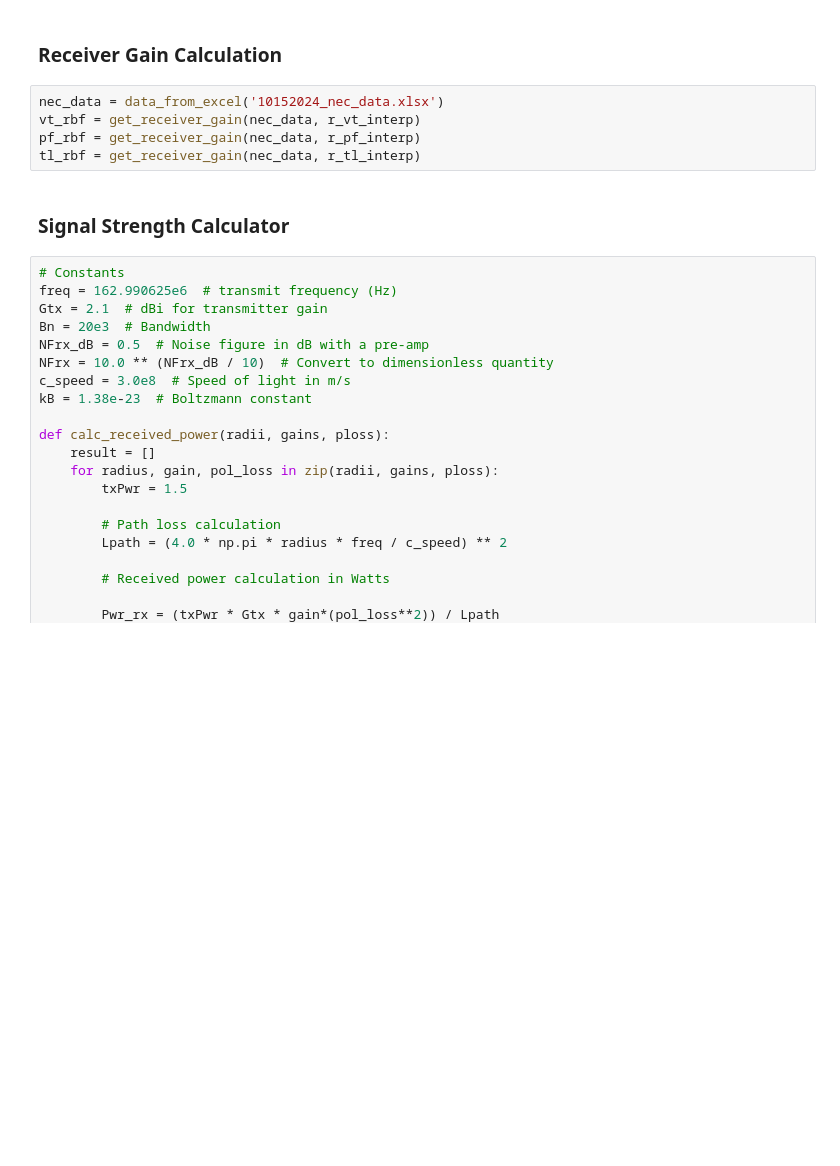
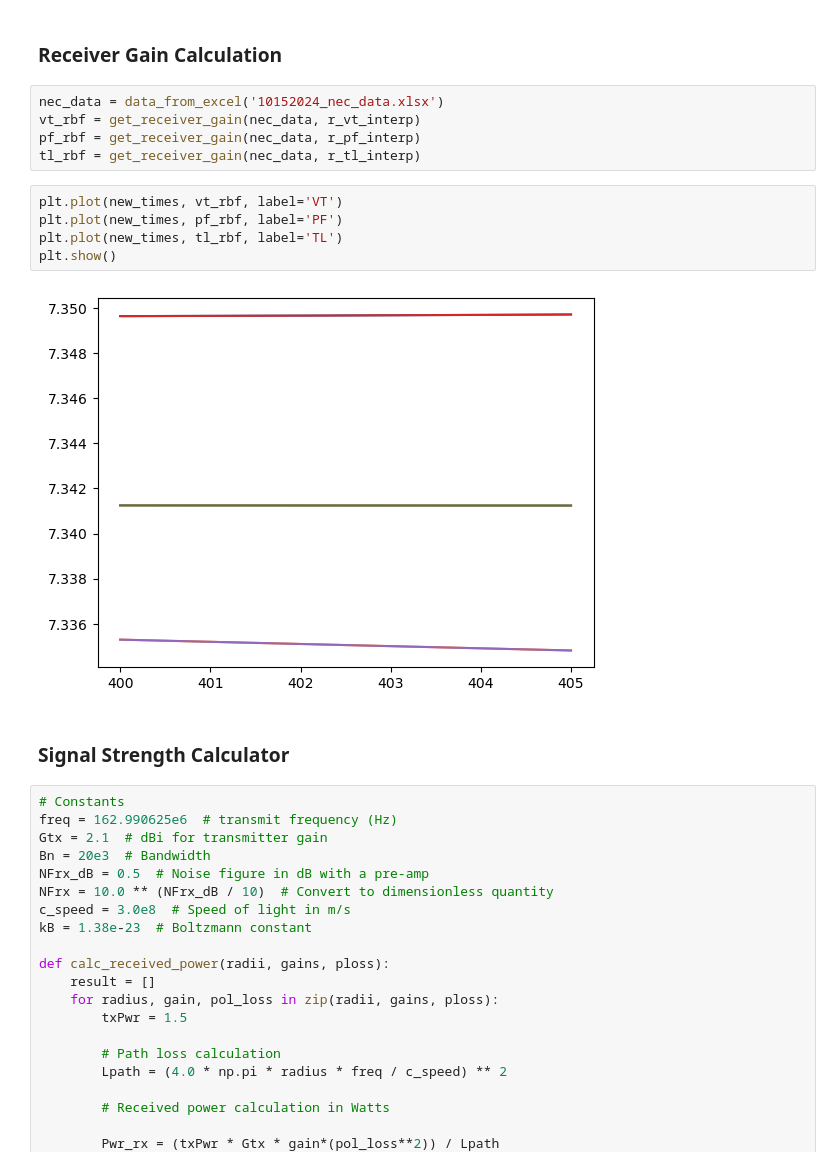
Before and after one commit to swallace23/link_margin, a Jupyter notebook: Link Margin Calculations.ipynb, the cells around one changed output. Cells and saved outputs as stored; diff of their text form; blank space fills up the shorter version.

```diff
--- a/Link Margin Calculations.ipynb
+++ b/Link Margin Calculations.ipynb
@@ -422,6 +422,13 @@ nec_data = data_from_excel('10152024_nec_data.xlsx')
 vt_rbf = get_receiver_gain(nec_data, r_vt_interp)
 pf_rbf = get_receiver_gain(nec_data, r_pf_interp)
 tl_rbf = get_receiver_gain(nec_data, r_tl_interp)
+# %%
+plt.plot(new_times, vt_rbf, label='VT')
+plt.plot(new_times, pf_rbf, label='PF')
+plt.plot(new_times, tl_rbf, label='TL')
+plt.show()
+# %% [output]
+[figure, added]
 # %% [markdown]
 ### Signal Strength Calculator
 # %%
```
Also changed, not shown: 4 other files.
